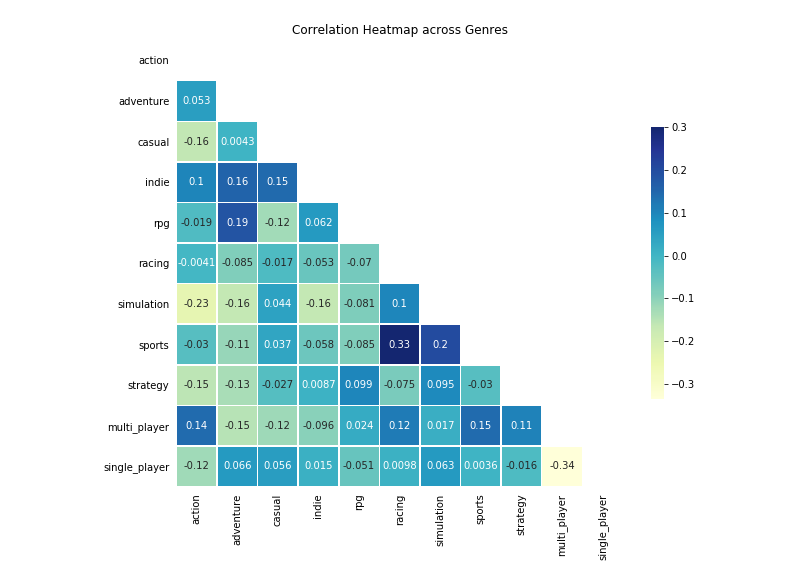
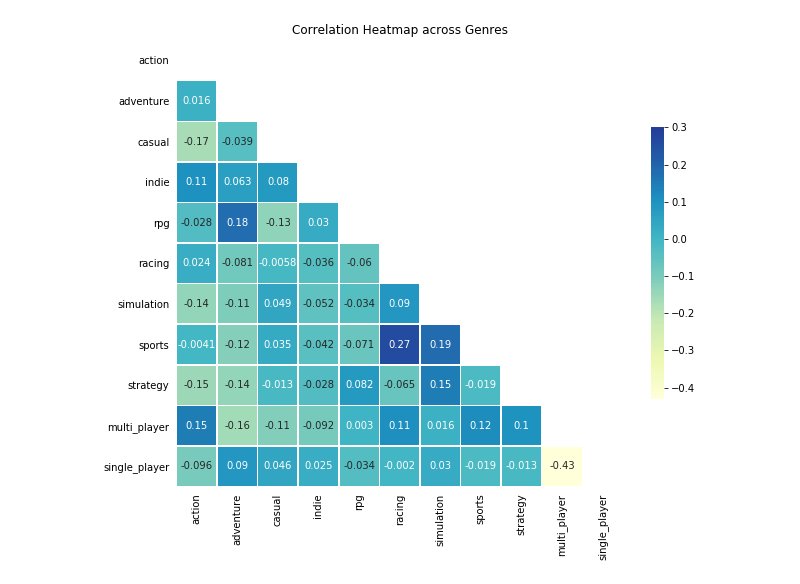
Before and after one commit to raagn08/Steam-Game-Recommendation-System, a Jupyter notebook: notebook/EDA/Steam Games EDA.ipynb, the cells around one changed output. Cells and saved outputs as stored; diff of their text form; code cells hidden in the pictures.

```diff
--- a/notebook/EDA/Steam Games EDA.ipynb
+++ b/notebook/EDA/Steam Games EDA.ipynb
@@ -13,7 +16,7 @@ warnings.filterwarnings("ignore")
 # %%
 #DATA PRE-PROCESSING
 # %%
-df = pd.read_json("../products_all.jl", lines=True)
+df = pd.read_json("products_all.json", lines=True)
 df = df.rename(columns={'n_reviews': 't_reviews', 'm_reviews': 'n_reviews'})
 # %%
 dr = df[['url','reviews_url']]
@@ -247,0 +255,15 @@ plt.show()
+# %%
+#Graph between rating and genres
+for x in col_genres:
+    df.loc[df[x].isin(['1']), 'genres'] = x
+
+dx = pd.DataFrame(zip(df['rating'], df['genres'], df['category'], df['type']), columns=['Rating', 'Genres', 'Category','Type'])
+
+sns.catplot('Genres', 'Rating', 'Type', data=dx, kind="strip", height=7, palette=colors_duo).set_axis_labels("Genres", "Rating")
+plt.axhline(dx.Rating.median(), color='black')
+plt.text(8.6, dx.Rating.median()-0.2, 'Median')
+
+sns.catplot('Genres', 'Rating', 'Category', data=dx, kind="strip", height=7, palette=colors_duo).set_axis_labels("Genres", "Rating")
+plt.axhline(dx.Rating.median(), color='black')
+plt.text(8.6, dx.Rating.median()-0.2, 'Median')
+plt.show()
@@ -248,16 +273,16 @@ plt.show()
 # %%
 #Including single_player and multi_player into genres
-col_genres = df.columns[-16:-5]
+col_genres_1 = df.columns[-17:-6]
 # %%
 #Plotting correlation heatmap across Genres
-corr = df[col_genres].corr()
+corr = df[col_genres_1].corr()
 #sns.diverging_palette(220, 10, as_cmap=True)
 fig, ax = plt.subplots(figsize=(10,10))
 mask = np.triu(np.ones_like(corr, dtype=np.bool))
 cmap = "YlGnBu"
 sns.heatmap(corr, mask=mask, cmap=cmap, vmax=0.3, center=0, square=True, linewidths=.5, cbar_kws={"shrink": .5}, annot=True)
 plt.tick_params(top=False, bottom=False, left=False, right=False, labelleft=True, labelbottom=True)
 plt.title("Correlation Heatmap across Genres")
 plt.show()
 # %% [output]
-[figure, old version]
+[figure, new version]
```
Also changed, not shown: parts of 19 cells of this notebook.
